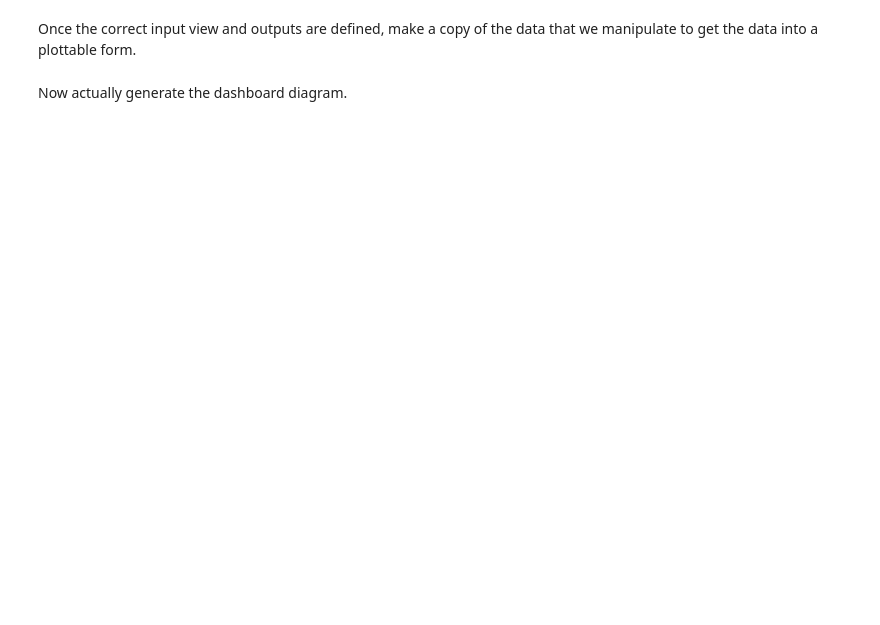
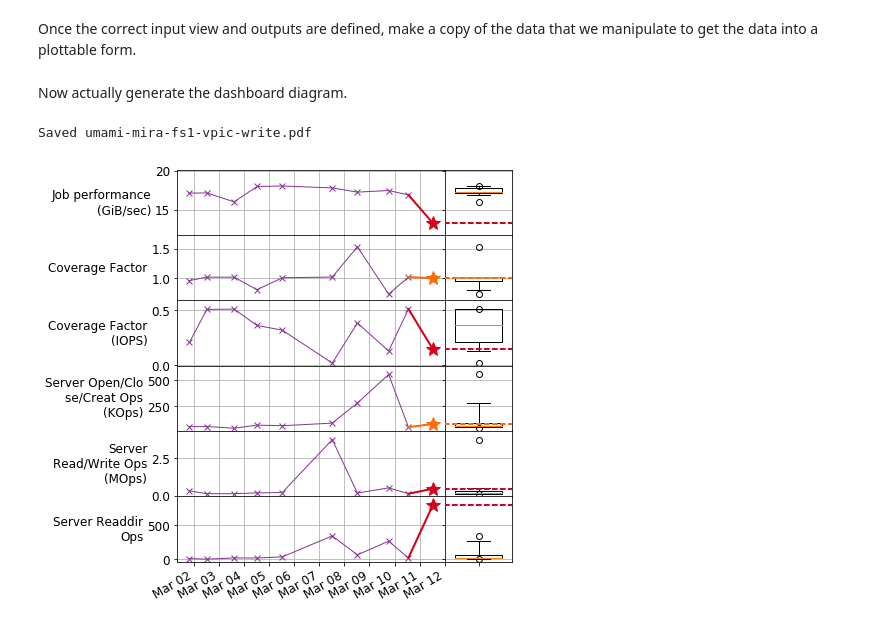
Before and after one commit to glennklockwood/papers-umami, a Jupyter notebook: scripts/umami/umami_prototype.ipynb, the cells around one changed output. Drawn from its saved outputs; the diff is of its cells as text; code cells hidden in the pictures; blank space fills up the shorter version.

```diff
--- a/scripts/umami/umami_prototype.ipynb
+++ b/scripts/umami/umami_prototype.ipynb
@@ -102,0 +194,13 @@ _DASHBOARD_LINE_COLOR = '#853692'
+# %%
+### Specify the type of job we wish to track
+TARGET_FILE_SYSTEM = 'mira-fs1'
+TARGET_APP = 'VPIC-IO'
+TARGET_RW = 'write'
+other_filters = [
+     (df['darshan_end_time'] >= time.mktime(datetime.datetime(2017,  3,  1,  0,  0,  0).timetuple())),
+     (df['darshan_end_time'] <= time.mktime(datetime.datetime(2017,  3, 12,  0,  0,  0).timetuple())),
+]
+# %%
+### Apply the filters we defined above to get a dataframe suitable for UMAMI
+df_plot = umami_filter(df, TARGET_FILE_SYSTEM, TARGET_APP, TARGET_RW, other_filters)
+row_plots = row_plots_master['mira' if 'mira' in TARGET_FILE_SYSTEM else 'edison']
@@ -112,3 +217,8 @@ df_plot['lmt_ops_opencloses'] = df_plot['lmt_ops_opens'] + df_plot['lmt_ops_clos
+# %%
+df_plot['darshan_agg_perf_by_slowest_gibs'] = df_plot['darshan_agg_perf_by_slowest'] / 1024.0
+df_plot['lmt_ops_opencloses'] = df_plot['lmt_ops_opens'] + df_plot['lmt_ops_closes']
+df_plot['ggio_ops_opencloses'] = df_plot['ggio_opens'] + df_plot['ggio_closes']
+df_plot['ggio_ops_rw'] = df_plot['ggio_read_reqs'] + df_plot['ggio_write_reqs']
 # %%
 ### Can also just add up all the MDS ops (of interest).
 ### Even though they are not weighted evenly in terms
@@ -121,12 +231,14 @@ for i in df_plot.keys():
             df_plot['lmt_ops_total'] += df_plot[i]
         else:
             df_plot['lmt_ops_total'] = df_plot[i]
-counter_labels['lmt_ops_total'] = "Total metadata ops on MDS"
-counter_labels['lmt_ops_opencloses'] = "Total open+close ops on MDS"
+counter_labels['lmt_ops_total'] = "Server Metadata Ops"
+counter_labels['lmt_ops_opencloses'] = "Server Open/Close Ops"
+counter_labels['ggio_ops_opencloses'] = "Server Open/Close/Creat Ops"
+counter_labels['ggio_ops_rw'] = "Server Read/Write Ops"
 
 ### Scale op counts to make them plottable:
 for i in df_plot.keys():
-    if "_ops_" in i:
+    if "_ops_" in i or i == "ggio_read_dirs":
         max_val = df_plot[i].max()
         if max_val > 2e9:
             df_plot[i] = df_plot[i] / 1e9
@@ -141,7 +253,7 @@ for i in df_plot.keys():
 Now actually generate the dashboard diagram.
 # %%
 fig = plt.figure()
-fig.set_size_inches(6,12)
+fig.set_size_inches(6, len(row_plots) * 12 / 9)
 
 ### Required to adjust the column widths of our figure (width_ratios)
 gridspec = matplotlib.gridspec.GridSpec(len(row_plots), 2, width_ratios=[4,1])
@@ -222,31 +334,34 @@ for idx, (plot_variable, big_is_good) in enumerate(row_plots):
     else:
         highlight_color = _DASHBOARD_HIGHLIGHT_COLORS[(1+color_index)*-1]
 
     # highlight the latest measurement on the timeseries plot
     x_last = matplotlib.dates.date2num(x[-1])
     x_2nd_last = matplotlib.dates.date2num(x[-2])
     ax_ts.plot([x_2nd_last, x_last],
                [y[-2], y[-1]],
                linestyle='-',
                color=highlight_color,
                linewidth=_DASHBOARD_LINE_WIDTH * 2.0)
     ax_ts.plot([x_last], [y[-1]],
                marker='*',
                color=highlight_color,
                markersize=15)
 
     # where does this last data point lie on the distribution?
     ax_box.plot([0,2], [y[-1],y[-1]], linestyle='--', color=highlight_color, linewidth=2.0, zorder=10)
 
     # blank out all labels
     ax_box.set_yticklabels([""])
     ax_box.set_xticklabels([""])
     ax_box.yaxis.grid()
 
 fig.subplots_adjust(hspace=0.0, wspace=0.0)
 fig.autofmt_xdate()
 last_ax_ts.xaxis.set_major_formatter(matplotlib.dates.DateFormatter('%b %d'))
 
-output_file = "umami.pdf"
+output_file = "umami-%s-%s-%s.pdf" % ( TARGET_FILE_SYSTEM, TARGET_APP.replace('-IO', '').lower(), TARGET_RW )
 fig.savefig(output_file, bbox_inches="tight")
 print "Saved %s" % output_file
+# %% [output]
+Saved umami-mira-fs1-vpic-write.pdf
+[figure, added]
```
Also changed, not shown: parts of 13 cells of this notebook, 2 other files.
